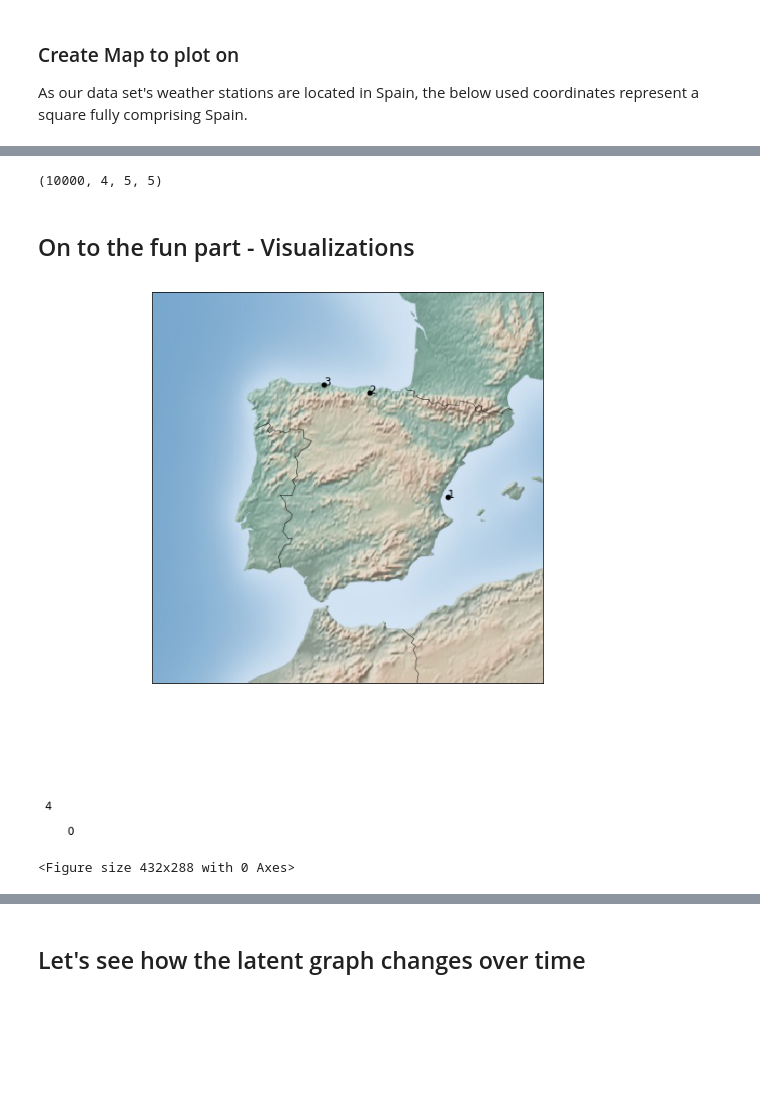
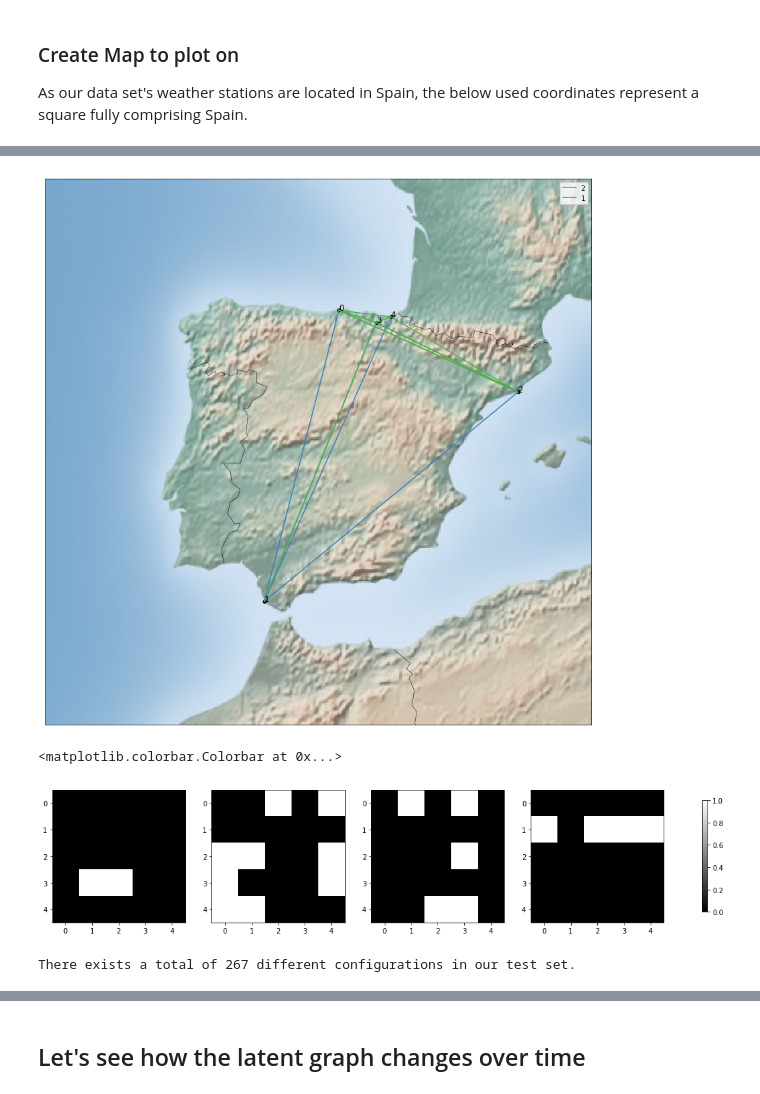
Before and after one commit to PaulUrsulean/LSGM, a Jupyter notebook: notebooks/map_visualization.ipynb, the cells around one changed output, grey strips where cells are left out. Drawn from its saved outputs; the diff is of its cells as text; code cells hidden in the pictures; blank space fills up the shorter version.

Commit message:
Main Visualization functionality implemented again. Documentation and refactoring still tbd

```diff
--- a/notebooks/map_visualization.ipynb
+++ b/notebooks/map_visualization.ipynb
@@ -50,0 +87,13 @@ STATION_INFOS_PATH = os.path.abspath("stations_coordinates.pickle")
+# %%
+from src.model.utils import gumbel_softmax, edges_to_adj
+
+graphs = np.empty((0, n_edge_types, n_atoms, n_atoms))
+
+for batch_id, (batch,) in tqdm(enumerate(data_loader)):
+    # Only use 'timesteps'- number of values to infer latent graph
+    batch = batch[:, :, :timesteps, :].to(device)
+
+    logits = encoder(batch, rel_rec, rel_send)
+    edges = gumbel_softmax(logits, tau=0.5, hard=True).cpu()
+    graphs_batch = edges_to_adj(edges, n_atoms=n_atoms)
+    graphs = np.concatenate((graphs, graphs_batch), axis=0)
@@ -165,6 +112,0 @@ graphs = edges_to_adj(edges, n_atoms=n_atoms)
-# %%
-graphs.shape
-# %% [output]
-(10000, 4, 5, 5)
-# %% [markdown]
-## On to the fun part - Visualizations
@@ -209,16 +113,36 @@ def plot_interactions(station_ids, latent_graph, map):
-# %%
-# Plot interactions on Map
-sample_id = 1000 # TODO: Better way to search for appropriate example
-
-configuration = configs[config_indices[sample_id] - config_indices[0]]
-
-plot_interactions(configuration, graphs[sample_id], map=map)
-# %% [output]
-[figure, removed]
-<Figure size 432x288 with 0 Axes>
+# %%
+from weather.utils import plot_interactions
+
+def plot_configuration(index, ax=None, skip_first=True):
+
+    if ax is None:
+        _, ax = plt.subplots(1, figsize=(15, 15))
+
+    configuration = configs[config_indices[sample_id] - config_indices[0]]
+    locations = [(station_infos[i]['long'], station_infos[i]['lat']) for i in configuration]
+
+    plot_interactions(locations, graphs[sample_id], ax=ax, map=map, skip_first=True)
+
+def get_sample_ids_with_configuration(config_id):
+    sample_ids = [i for i, val in enumerate(config_indices) if val == config_id]
+    return sample_ids
+# %%
+# Plot interactions on Map
+sample_id = 7
+plot_configuration(sample_id)
+# %% [output]
+[figure, added]
 # %%
 # Visualize adjacency matrix
-fig, axes = plt.subplots(nrows=1, ncols=n_edge_types)
+fig, axes = plt.subplots(nrows=1, ncols=n_edge_types, figsize=(20, 5))
 for i in range(n_edge_types):
     im = axes[i].imshow(graphs[sample_id, i, :, :], cmap='gray', interpolation=None)
 fig.colorbar(im, ax=axes.ravel().tolist(), shrink=0.6)
+# %% [output]
+<matplotlib.colorbar.Colorbar at 0x...>
+[figure, added]
+# %%
+# Calculate average graph for a configuration:
+print(f"There exists a total of {len(configs)} different configurations in our test set.")
+# %% [output]
+There exists a total of 267 different configurations in our test set.
```
Also changed, not shown: parts of 28 cells of this notebook.
